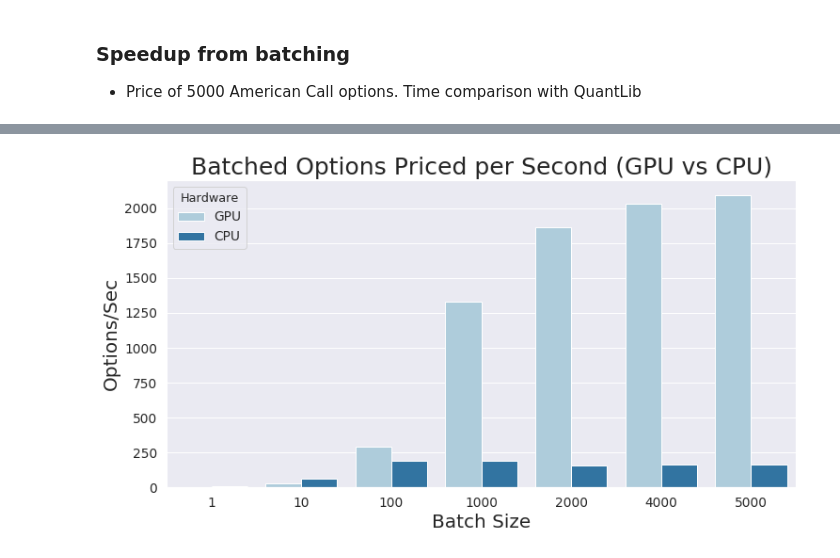
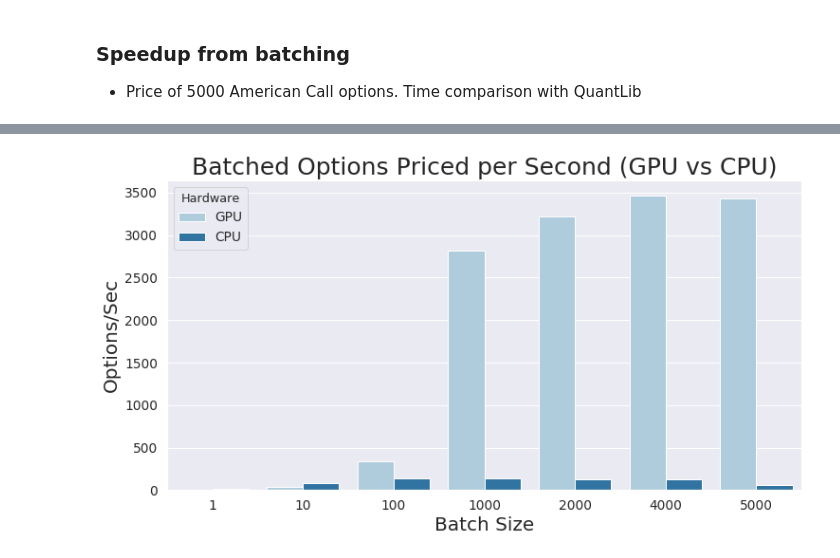
Before and after one commit to google/tf-quant-finance, a Jupyter notebook: tf_quant_finance/examples/jupyter_notebooks/American_Option_Black_Scholes.ipynb, the cells around one changed output, grey strips where cells are left out. Cells and saved outputs as stored; diff of their text form; code cells hidden in the pictures.

```diff
--- a/tf_quant_finance/examples/jupyter_notebooks/American_Option_Black_Scholes.ipynb
+++ b/tf_quant_finance/examples/jupyter_notebooks/American_Option_Black_Scholes.ipynb
@@ -254,17 +238,14 @@ with tf.Session() as sess:
 # %%
 #@title Price/spot plot for the American Call options
 # Prepare data for plotting
-import itertools
-options = map(str, range(1, 11))
-options_obs = list(itertools.chain.from_iterable(
-    itertools.repeat(x, grid_locations.shape[0]) for x in options))
+options = [x + 1 for x in range(number_of_options) for _ in range(1024)]
 plot_data = pd.DataFrame({
     'Spot': list(np.ndarray.flatten(grid_locations)) * number_of_options,
-    'Price': np.ndarray.flatten(estimate),
-    'Option': options_obs})
+    'Price': estimate.flatten(),
+    'Option': options})
 
 
-# Prepare Plotting
+# Plot
 plt.figure(figsize=(10, 8))
 sns.set(style="darkgrid")
 sns.set_context("paper", font_scale=1.5, rc={"lines.linewidth": 2.5})
@@ -272,7 +253,8 @@ plot = sns.lineplot(x="Spot", y="Price", hue="Option",
                     data=plot_data,
                     palette=sns.color_palette()[:number_of_options],
                     legend=False)
-plot.axes.set_title("Price/Spot for 10 American Call Options",fontsize=25)
+plot.axes.set_title(f"Price/Spot for {number_of_options} American Call Options",
+                    fontsize=25)
 xlabel = plot.axes.get_xlabel()
 ylabel = plot.axes.get_ylabel()
 plot.axes.set_xlabel(xlabel, fontsize=20)
@@ -524,12 +538,14 @@ gpu_times = []
 cpu_times = []
 
 for options in batch_of_options:
-  tf.reset_default_graph()
+
   with tf.device("/gpu:0"):
+
     # Generate volatilities, rates, strikes
-    volatility, risk_free_rate, strike = option_param(number_of_options, dtype)
+    volatility, risk_free_rate, strike = option_param(options, dtype)
+
+    # Warmup
     estimate = american_option(
-        number_of_options=number_of_options,
         time_delta=time_delta,
         expiry=expiry,
         number_grid_points=number_grid_points,
@@ -538,57 +554,69 @@ for options in batch_of_options:
         strike=strike,
         dtype=dtype)
 
-  with tf.Session() as sess:
-    sess.run(tf.constant([0]))  # warming-up
+    # Timed run
+    t = time.time()
+    estimate = american_option(
+        time_delta=time_delta,
+        expiry=expiry,
+        number_grid_points=number_grid_points,
+        volatility=volatility,
+        risk_free_rate=risk_free_rate,
+        strike=strike,
+        dtype=dtype)
+    time_gpu = time.time() - t
 
-  with tf.Session() as sess:
-    t = time.time()
-    estimate = sess.run(estimate)
-  time_gpu = time.time() - t
   gpu_times.append(options / time_gpu)
 
 for options in batch_of_options:
-  tf.reset_default_graph()
+
   with tf.device("/cpu:0"):
+
     # Generate volatilities, rates, strikes
-    volatility, risk_free_rate, strike = option_param(number_of_options, dtype)
+    volatility, risk_free_rate, strike = option_param(options, dtype)
+
+    # Warmup
     estimate = american_option(
-        number_of_options=number_of_options,
         time_delta=time_delta,
         expiry=expiry,
         number_grid_points=number_grid_points,
         volatility=volatility,
         risk_free_rate=risk_free_rate,
         strike=strike,
         dtype=dtype)
 
-  with tf.Session() as sess:
-    sess.run(tf.constant([0]))  # warming-up
+    # Timed run
+    t = time.time()
+    estimate = american_option(
+        time_delta=time_delta,
+        expiry=expiry,
+        number_grid_points=number_grid_points,
+        volatility=volatility,
+        risk_free_rate=risk_free_rate,
+        strike=strike,
+        dtype=dtype)
+    time_cpu = time.time() - t
 
-  with tf.Session() as sess:
-    t = time.time()
-    estimate = sess.run(estimate)
-  time_cpu = time.time() - t
   cpu_times.append(options / time_cpu)
 
 # Prepare data for plotting
 plt.figure(figsize=(12, 6))
 batches = batch_of_options * 2
 num_batches = len(batch_of_options)
 method = ["GPU"] * num_batches +  ["CPU"] * num_batches
 times = gpu_times + cpu_times
 data = {"Batch Size": batches,
         "Hardware": method,
         "Options/Sec": times}
 gpu_cpu_times = pd.DataFrame(data = data)
 sns.set(style="darkgrid", palette="Paired")
 sns.set_context("notebook", font_scale=1.25, rc={"lines.linewidth": 2.5})
 pt = sns.barplot(x="Batch Size", y="Options/Sec",hue="Hardware", data=gpu_cpu_times)
 pt.axes.set_title("Batched Options Priced per Second (GPU vs CPU)",fontsize=25)
 xlabel = pt.axes.get_xlabel()
 ylabel = pt.axes.get_ylabel()
 pt.axes.set_xlabel(xlabel, fontsize=20)
 pt.axes.set_ylabel(ylabel, fontsize=20)
 plt.show()
 # %% [output]
-[figure, old version]
+[figure, new version]
```
Also changed, not shown: parts of 10 cells of this notebook, 2 other files.
